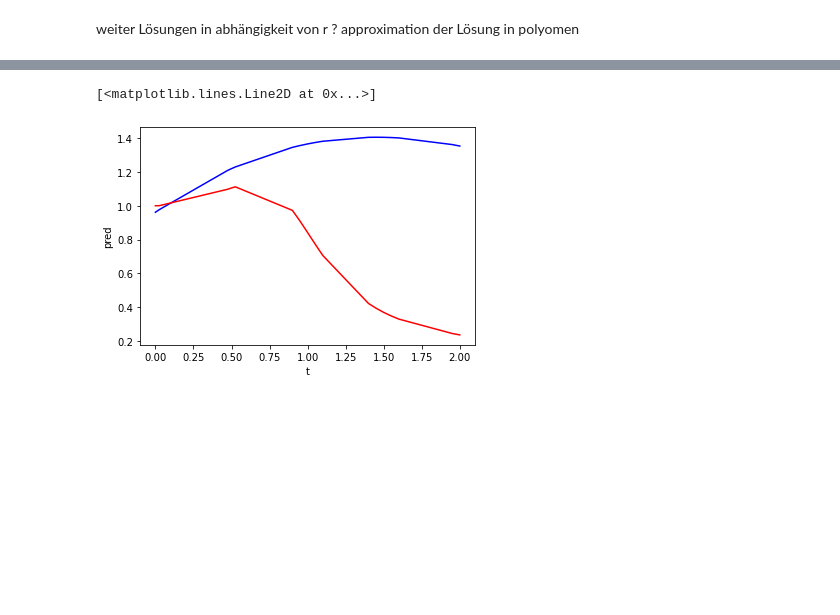
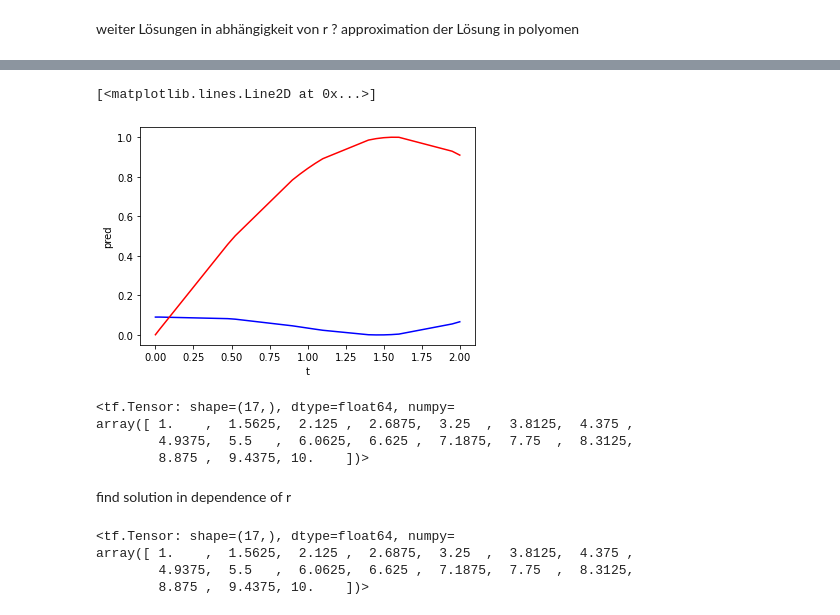
Before and after one commit to coloradosprings/wintersemester_2023, a Jupyter notebook: am/projekt/PINN_projekt.ipynb, the cells around one changed output, grey strips where cells are left out. Drawn from its saved outputs; the diff is of its cells as text; code cells hidden in the pictures; blank space fills up the shorter version.

```diff
--- a/am/projekt/PINN_projekt.ipynb
+++ b/am/projekt/PINN_projekt.ipynb
@@ -334,0 +580,3 @@ train_loss_record = []
+# %%
+def solution(t):
+    return np.sin(t)
@@ -334,0 +607,14 @@ train_loss_record = []
+# %%
+NN__2 = Sequential([
+    tf.keras.layers.Input((1,)),
+    tf.keras.layers.Dense(units = 32, activation = 'tanh'),
+    tf.keras.layers.Dense(units = 1)
+])
+NN = tf.keras.models.Sequential([
+    tf.keras.layers.Input((1,)),
+    tf.keras.layers.Dense(units = 32, activation = 'tanh'),
+    tf.keras.layers.Dense(units = 32, activation = 'tanh'), #2 additional layers
+    tf.keras.layers.Dense(units = 32, activation = 'tanh'),
+
+    tf.keras.layers.Dense(units = 1)
+])
@@ -394,6 +662,0 @@ simulatinious training
-# %%
-NN__2 = tf.keras.models.Sequential([
-    tf.keras.layers.Input((1,)),
-    tf.keras.layers.Dense(units = 32, activation = 'tanh'),
-    tf.keras.layers.Dense(units = 1)
-])
@@ -444,14 +693,16 @@ y_pred2  = NN__2.predict(train_t)
+# %%
+arr = [solution(t[0]) for t in train_t]
 # %%
 def ansatz(t):
     u = tf.cos(NN(t))
     v = tf.sin(NN__2(t))
     return u + v
 fig, axs = plt.subplots(1)
 axs.set_xlabel("t")
 axs.set_ylabel("pred")
-axs.plot(train_t, y_pred1 * tf.exp(y_pred2) ,"b")
-axs.plot(train_t, [solution(t[0]) for t in train_t],"r")
+axs.plot(train_t,  y_pred1*tf.cos(y_pred2*train_t) ,"b")
+axs.plot(train_t, arr,"r")
 # axs.plot(train_t, tf.sin(y_pred1) + tf.cos(y_pred2) ,"yb")
 # %% [output]
 [<matplotlib.lines.Line2D at 0x...>]
-[figure, old version]
+[figure, new version]
@@ -457,0 +712,17 @@ axs.plot(train_t, [solution(t[0]) for t in train_t],"r")
+# %%
+r_train = tf.linspace(1,10,17)
+r_train
+# %% [output]
+<tf.Tensor: shape=(17,), dtype=float64, numpy=
+array([ 1.    ,  1.5625,  2.125 ,  2.6875,  3.25  ,  3.8125,  4.375 ,
+        4.9375,  5.5   ,  6.0625,  6.625 ,  7.1875,  7.75  ,  8.3125,
+        8.875 ,  9.4375, 10.    ])>
+# %% [markdown]
+ find solution in dependence of r
+# %%
+r_train
+# %% [output]
+<tf.Tensor: shape=(17,), dtype=float64, numpy=
+array([ 1.    ,  1.5625,  2.125 ,  2.6875,  3.25  ,  3.8125,  4.375 ,
+        4.9375,  5.5   ,  6.0625,  6.625 ,  7.1875,  7.75  ,  8.3125,
+        8.875 ,  9.4375, 10.    ])>
```
Also changed, not shown: parts of 94 cells of this notebook, 51 other files.
